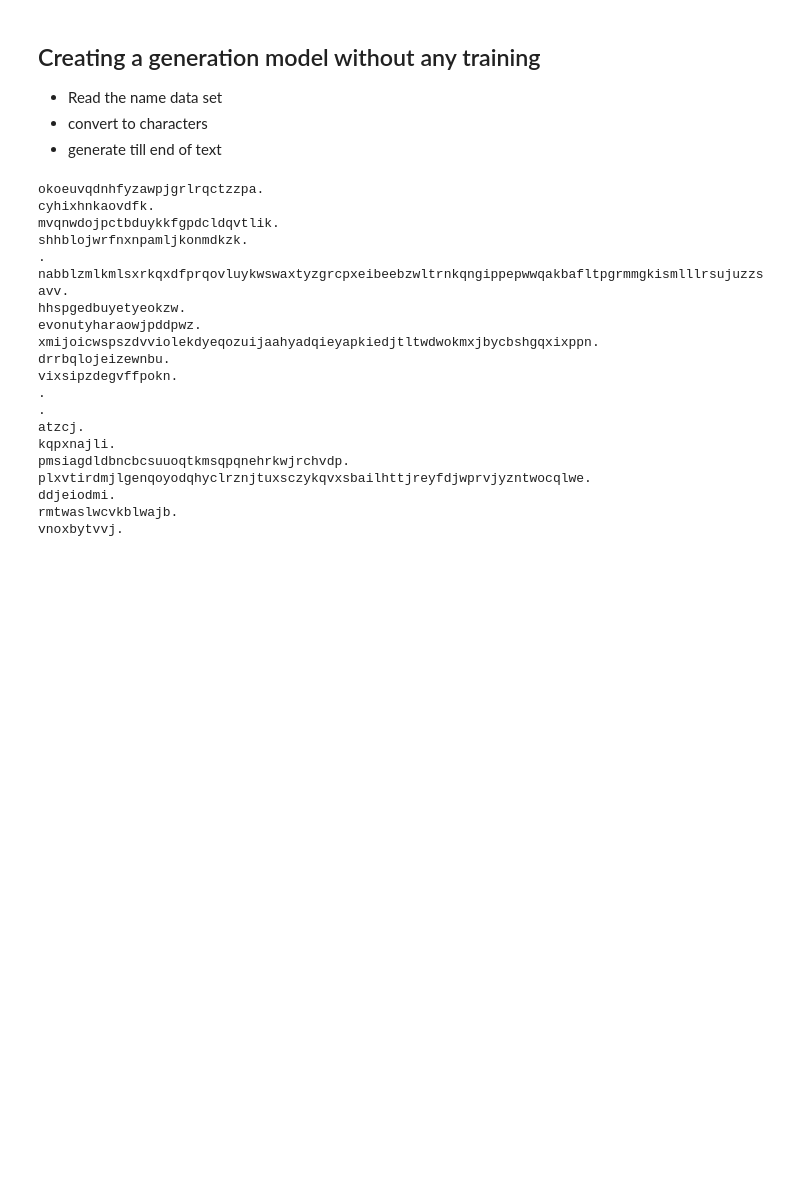
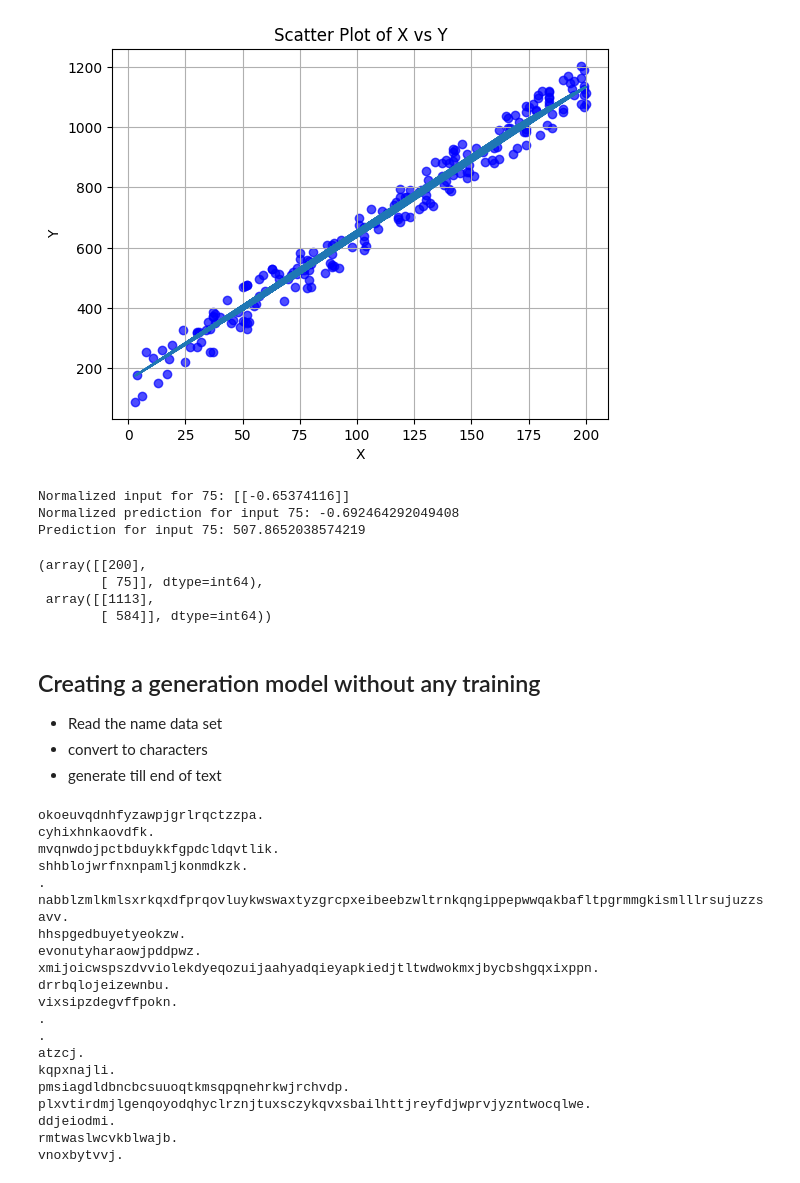
Before and after one commit to SaheerLulu/LLM, a Jupyter notebook: LLM Basics to Advanced.ipynb, the cells around one changed output. Cells and saved outputs as stored; diff of their text form; code cells hidden in the pictures; blank space fills up the shorter version.

```diff
--- a/LLM Basics to Advanced.ipynb
+++ b/LLM Basics to Advanced.ipynb
@@ -1,3 +227,52 @@
+# %%
+
+plt.scatter(X, Y, color='blue', alpha=0.7)
+plt.plot(X,ypred)
+# Adding titles and labels
+plt.title('Scatter Plot of X vs Y')
+plt.xlabel('X')
+plt.ylabel('Y')
+
+# Displaying the grid for better visualization
+plt.grid(True)
+
+# Showing the plot
+plt.show()
+# %% [output]
+[figure, added]
+# %%
+x_new = 75
+x_new_normalized = scaler_X.transform([[x_new]])
+
+# Check the normalized input
+print(f"Normalized input for {x_new}: {x_new_normalized}")
+
+# Step 2: Convert the normalized input to a PyTorch tensor
+x_new_tensor = torch.tensor(x_new_normalized, dtype=torch.float32)
+
+# Step 3: Use the trained model to predict the output
+model.eval()  # Set the model to evaluation mode
+with torch.no_grad():
+    y_new_pred_normalized = model(x_new_tensor)
+
+# Check the model's normalized prediction
+print(f"Normalized prediction for input {x_new}: {y_new_pred_normalized.item()}")
+
+# Step 4: Inverse transform the output to get the prediction in the original scale
+y_new_pred = scaler_Y.inverse_transform(y_new_pred_normalized.numpy().reshape(-1, 1))
+
+print(f"Prediction for input {x_new}: {y_new_pred.flatten()[0]}")
+# %% [output]
+Normalized input for 75: [[-0.65374116]]
+Normalized prediction for input 75: -0.692464292049408
+Prediction for input 75: 507.8652038574219
+# %%
+X[:2],Y[:2]
+# %% [output]
+(array([[200],
+        [ 75]], dtype=int64),
+ array([[1113],
+        [ 584]], dtype=int64))
 # %% [markdown]
 ## Creating a generation model without any training
 
```
Also changed, not shown: parts of 18 cells of this notebook, 3 other files.
